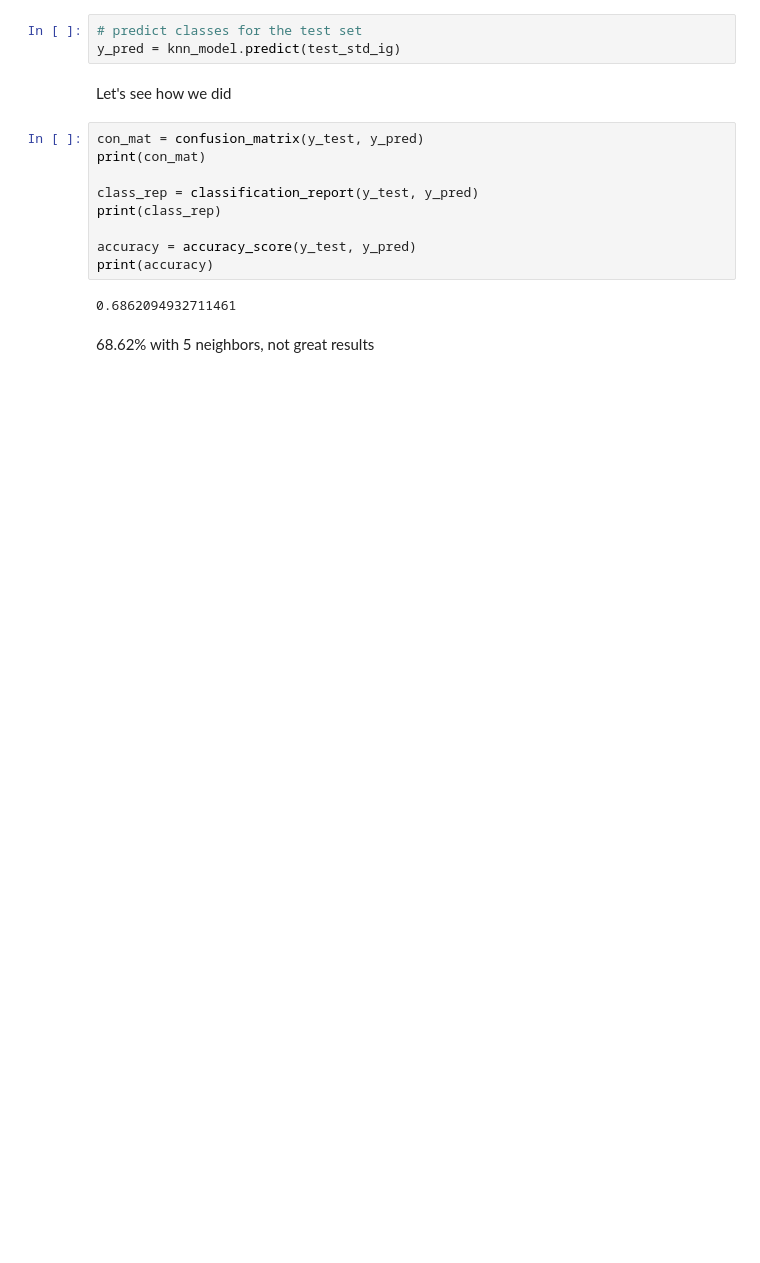
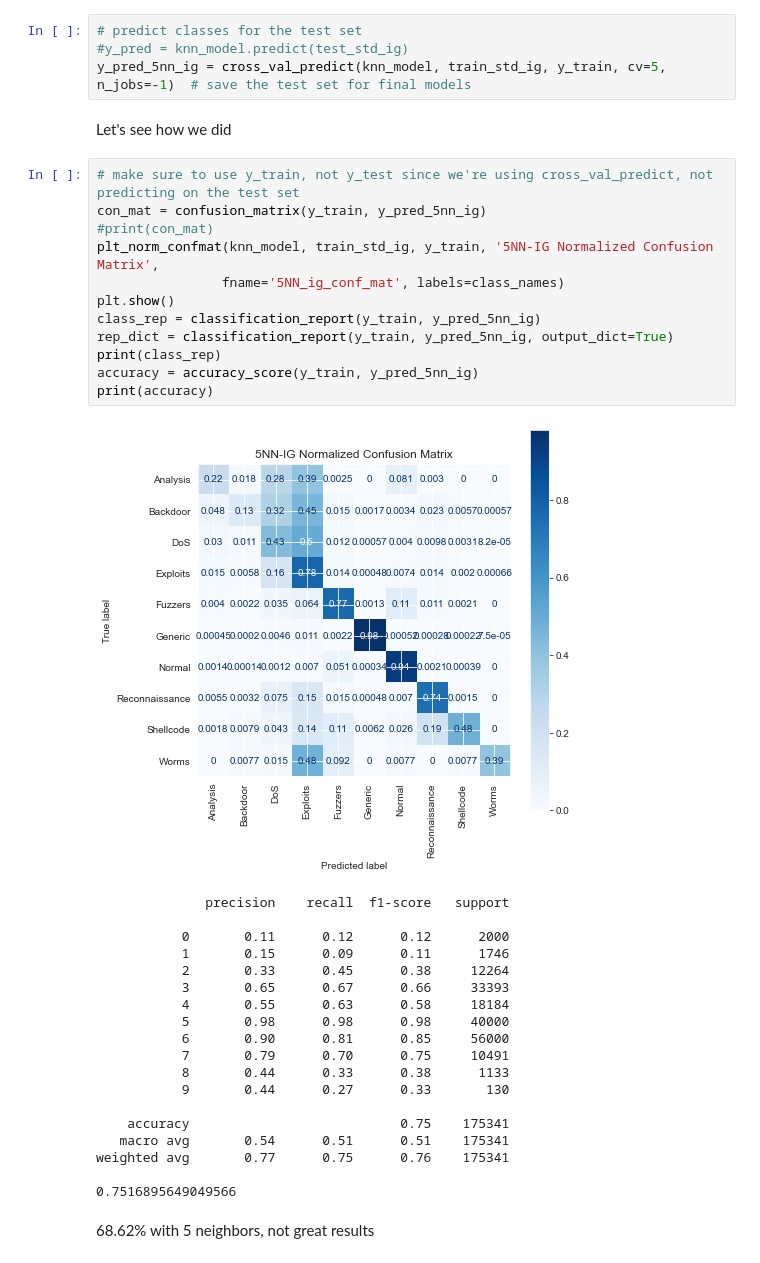
Before and after one commit to pvan1/DATA-606-Capstone, a Jupyter notebook: capstone-phase2.ipynb, the cells around one changed output. Drawn from its saved outputs; the diff is of its cells as text; blank space fills up the shorter version.

Commit message:
Add files via upload
Finished modeling NB and KNN. Visualizations and plotted results comparisons.

```diff
--- a/capstone-phase2.ipynb
+++ b/capstone-phase2.ipynb
@@ -601,18 +597,40 @@ joblib.dump(knn_model, './data/knn_model_ig_5.pkl')
 # %%
 # predict classes for the test set
-y_pred = knn_model.predict(test_std_ig)
+#y_pred = knn_model.predict(test_std_ig)
+y_pred_5nn_ig = cross_val_predict(knn_model, train_std_ig, y_train, cv=5, n_jobs=-1)  # save the test set for final models
 # %% [markdown]
 Let's see how we did
 # %%
-con_mat = confusion_matrix(y_test, y_pred)
-print(con_mat)
-
-class_rep = classification_report(y_test, y_pred)
+# make sure to use y_train, not y_test since we're using cross_val_predict, not predicting on the test set
+con_mat = confusion_matrix(y_train, y_pred_5nn_ig)
+#print(con_mat)
+plt_norm_confmat(knn_model, train_std_ig, y_train, '5NN-IG Normalized Confusion Matrix',
+                fname='5NN_ig_conf_mat', labels=class_names)
+plt.show()
+class_rep = classification_report(y_train, y_pred_5nn_ig)
+rep_dict = classification_report(y_train, y_pred_5nn_ig, output_dict=True)
 print(class_rep)
-
-accuracy = accuracy_score(y_test, y_pred)
+accuracy = accuracy_score(y_train, y_pred_5nn_ig)
 print(accuracy)
 # %% [output]
+[figure, added]
-0.6862094932711461
+              precision    recall  f1-score   support
+
+           0       0.11      0.12      0.12      2000
+           1       0.15      0.09      0.11      1746
+           2       0.33      0.45      0.38     12264
+           3       0.65      0.67      0.66     33393
+           4       0.55      0.63      0.58     18184
+           5       0.98      0.98      0.98     40000
+           6       0.90      0.81      0.85     56000
+           7       0.79      0.70      0.75     10491
+           8       0.44      0.33      0.38      1133
+           9       0.44      0.27      0.33       130
+
+    accuracy                           0.75    175341
+   macro avg       0.54      0.51      0.51    175341
+weighted avg       0.77      0.75      0.76    175341
+
+0.7516895649049566
 # %% [markdown]
 68.62% with 5 neighbors, not great results
```
Also changed, not shown: parts of 80 cells of this notebook.
